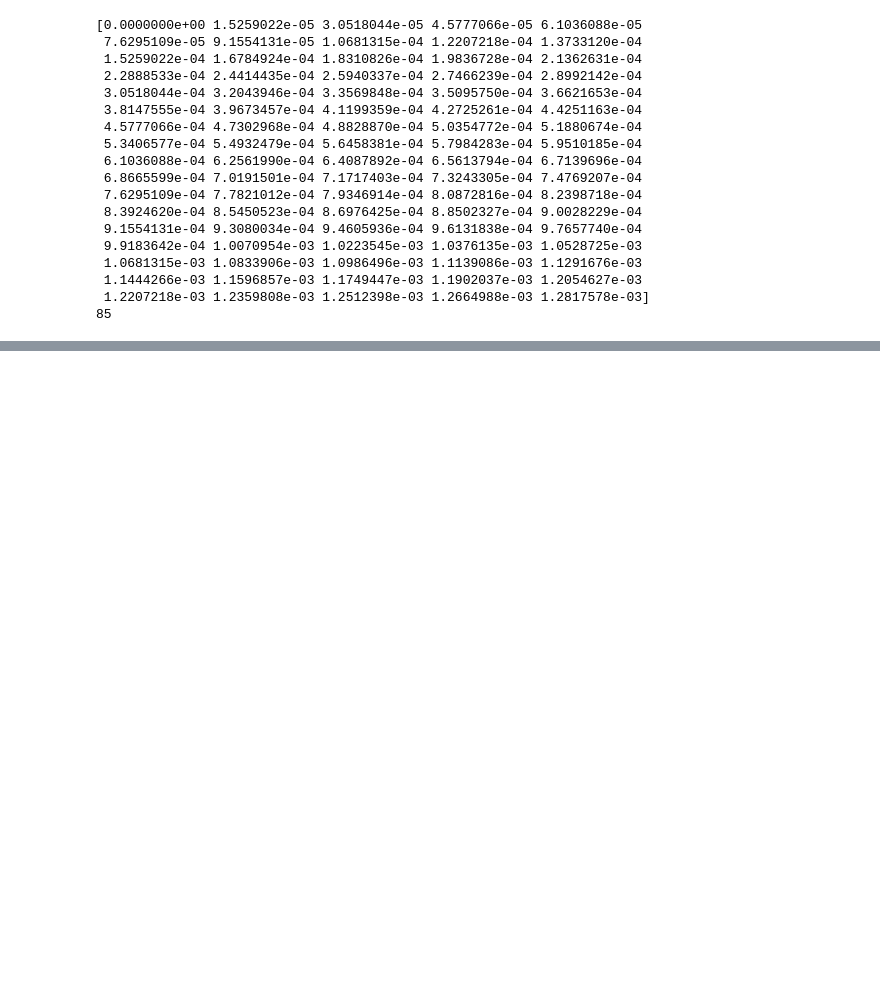
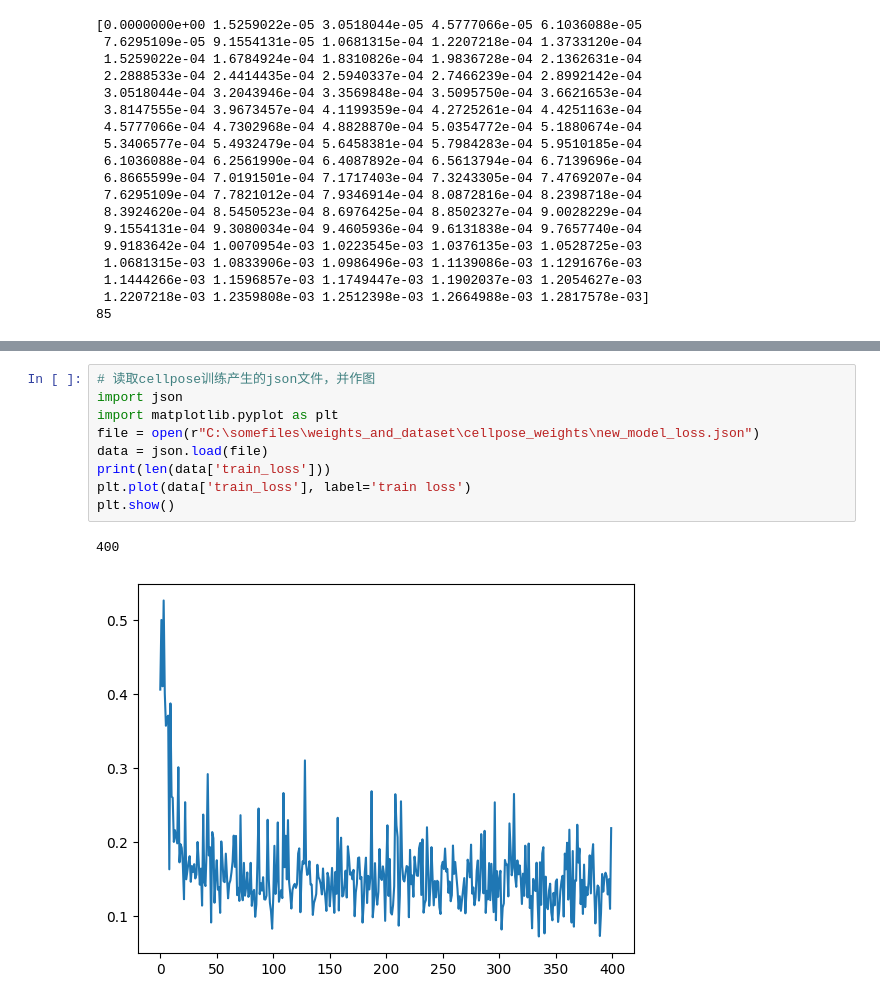
Before and after one commit to Dicoty/Cell-Segmentation, a Jupyter notebook: littel_tools.ipynb, the cells around one changed output, grey strips where cells are left out. Drawn from its saved outputs; the diff is of its cells as text; blank space fills up the shorter version.

```diff
--- a/littel_tools.ipynb
+++ b/littel_tools.ipynb
@@ -145 +151,13 @@ plt.show()
 [figure]
+# %%
+# 读取cellpose训练产生的json文件，并作图
+import json
+import matplotlib.pyplot as plt
+file = open(r"C:\somefiles\weights_and_dataset\cellpose_weights\new_model_loss.json")
+data = json.load(file)
+print(len(data['train_loss']))
+plt.plot(data['train_loss'], label='train loss')
+plt.show()
+# %% [output]
+400
+[figure, added]
```
Also changed, not shown: parts of 2 cells of this notebook, 23 other files.
